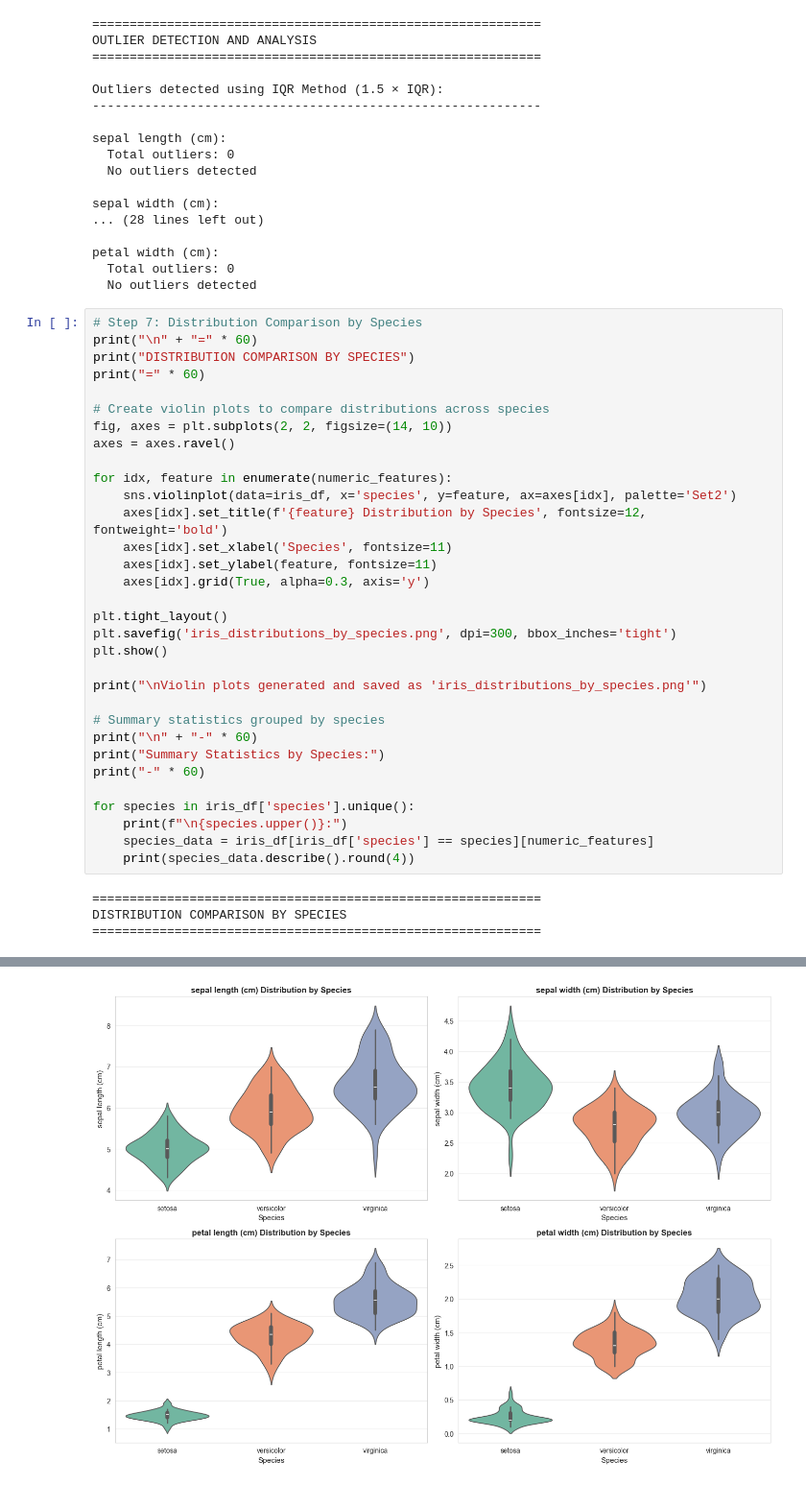
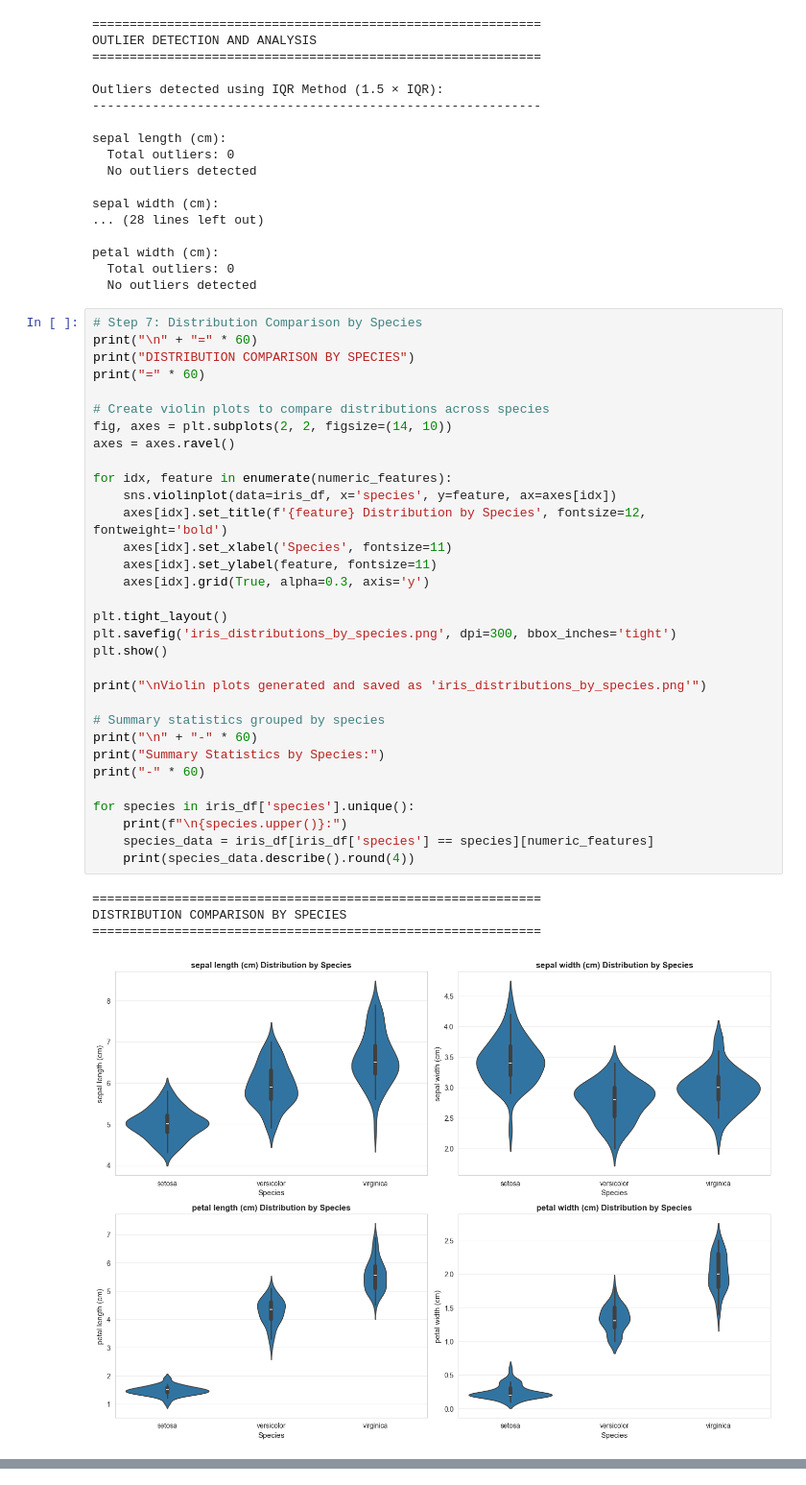
Before and after one commit to rushildhube/Big-Data-Analytics-Practical-Sem-7, a Jupyter notebook: Iris Dataset/iris_dataset.ipynb, the cells around one changed output, grey strips where cells are left out. Shown at 96% size. Cells and saved outputs as stored; diff of their text form.

```diff
--- a/Iris Dataset/iris_dataset.ipynb
+++ b/Iris Dataset/iris_dataset.ipynb
@@ -325,31 +326,32 @@ print("=" * 60)
 
 # Create violin plots to compare distributions across species
 fig, axes = plt.subplots(2, 2, figsize=(14, 10))
 axes = axes.ravel()
 
 for idx, feature in enumerate(numeric_features):
-    sns.violinplot(data=iris_df, x='species', y=feature, ax=axes[idx], palette='Set2')
+    sns.violinplot(data=iris_df, x='species', y=feature, ax=axes[idx])
     axes[idx].set_title(f'{feature} Distribution by Species', fontsize=12, fontweight='bold')
     axes[idx].set_xlabel('Species', fontsize=11)
     axes[idx].set_ylabel(feature, fontsize=11)
     axes[idx].grid(True, alpha=0.3, axis='y')
 
 plt.tight_layout()
 plt.savefig('iris_distributions_by_species.png', dpi=300, bbox_inches='tight')
 plt.show()
 
 print("\nViolin plots generated and saved as 'iris_distributions_by_species.png'")
 
 # Summary statistics grouped by species
 print("\n" + "-" * 60)
 print("Summary Statistics by Species:")
 print("-" * 60)
 
 for species in iris_df['species'].unique():
     print(f"\n{species.upper()}:")
     species_data = iris_df[iris_df['species'] == species][numeric_features]
     print(species_data.describe().round(4))
 # %% [output]
 ============================================================
 DISTRIBUTION COMPARISON BY SPECIES
 ============================================================
+[figure, new version]
@@ -371 +374,0 @@ Passing `palette` without assigning `hue` is deprecated and will be removed in v
-[figure, old version]
```
Also changed, not shown: parts of 4 cells of this notebook, 3 other files.
